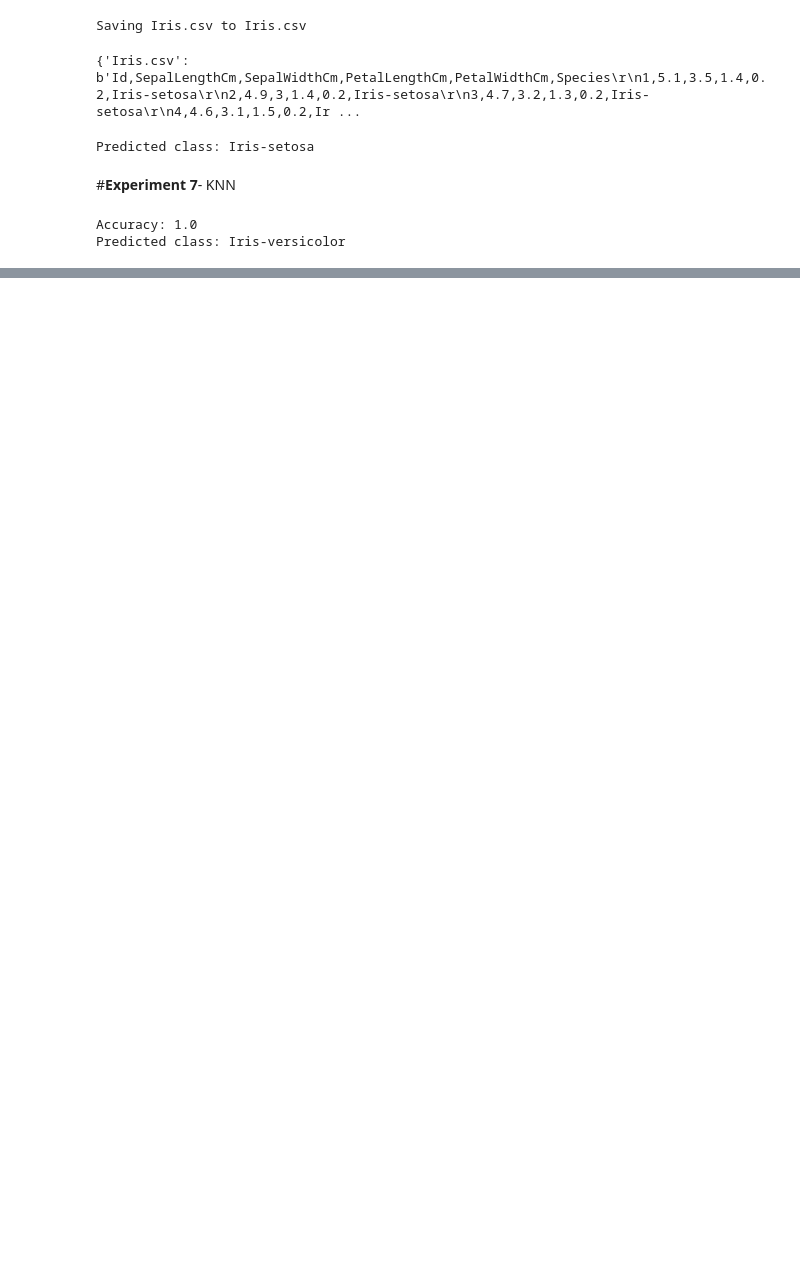
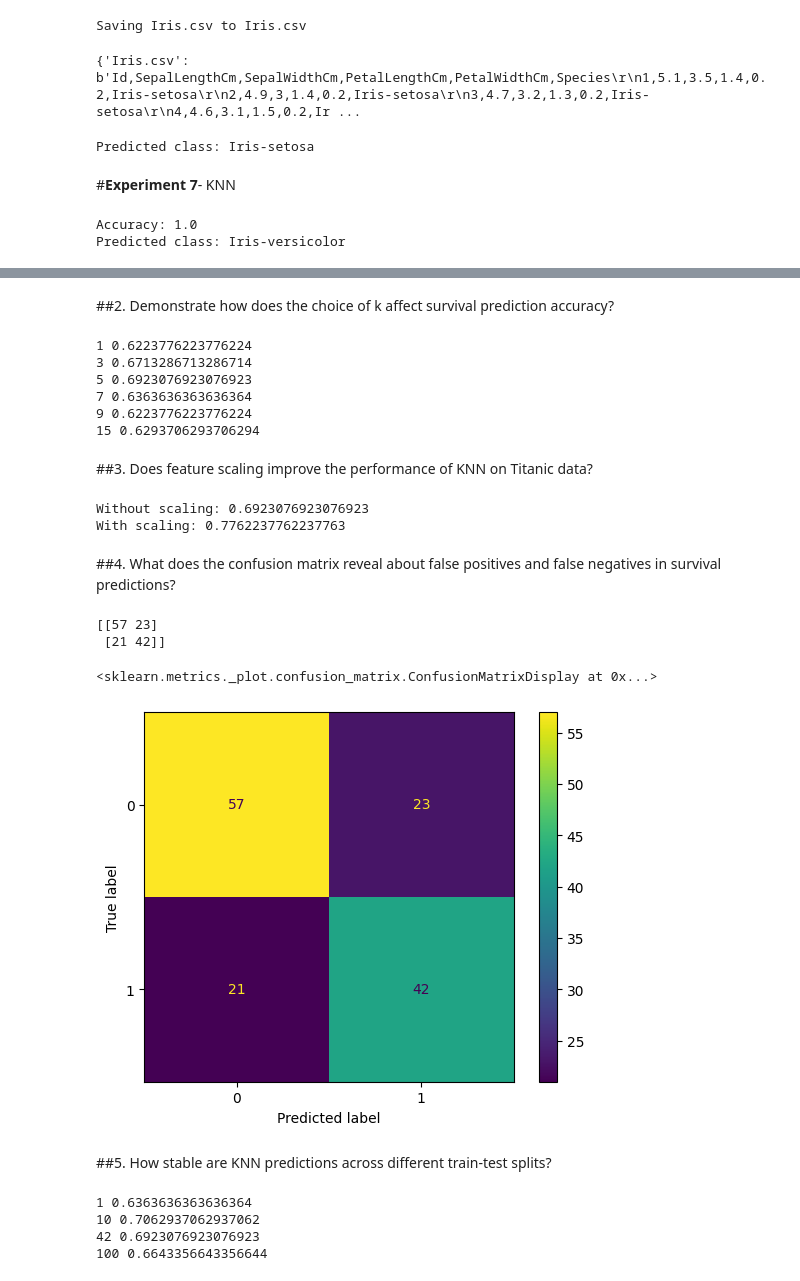
Before and after one commit to Gouri4666/MCA, a Jupyter notebook: sem3_lab/datascience/DataScience.ipynb, the cells around one changed output, grey strips where cells are left out. Cells and saved outputs as stored; diff of their text form; code cells hidden in the pictures; blank space fills up the shorter version.

```diff
--- a/sem3_lab/datascience/DataScience.ipynb
+++ b/sem3_lab/datascience/DataScience.ipynb
@@ -2374,0 +2438,64 @@ Predicted class: Iris-versicolor
+# %% [markdown]
+##2. Demonstrate how does the choice of k affect survival prediction accuracy?
+# %%
+for k in [1, 3, 5, 7, 9, 15]:
+    model = KNeighborsClassifier(n_neighbors=k)
+    model.fit(X_train, y_train)
+    print(k, accuracy_score(y_test, model.predict(X_test)))
+# %% [output]
+1 0.6223776223776224
+3 0.6713286713286714
+5 0.6923076923076923
+7 0.6363636363636364
+9 0.6223776223776224
+15 0.6293706293706294
+# %% [markdown]
+##3. Does feature scaling improve the performance of KNN on Titanic data?
+# %%
+from sklearn.preprocessing import StandardScaler
+
+model = KNeighborsClassifier(n_neighbors=5)
+model.fit(X_train, y_train)
+a1 = accuracy_score(y_test, model.predict(X_test))
+
+scaler = StandardScaler()
+X_train_s = scaler.fit_transform(X_train)
+X_test_s = scaler.transform(X_test)
+
+model.fit(X_train_s, y_train)
+a2 = accuracy_score(y_test, model.predict(X_test_s))
+
+print("Without scaling:", a1)
+print("With scaling:", a2)
+# %% [output]
+Without scaling: 0.6923076923076923
+With scaling: 0.7762237762237763
+# %% [markdown]
+##4. What does the confusion matrix reveal about false positives and false negatives in survival predictions?
+# %%
+from sklearn.metrics import confusion_matrix, ConfusionMatrixDisplay
+
+cm = confusion_matrix(y_test, pred)
+print(cm)
+
+ConfusionMatrixDisplay(cm).plot()
+# %% [output]
+[[57 23]
+ [21 42]]
+<sklearn.metrics._plot.confusion_matrix.ConfusionMatrixDisplay at 0x...>
+[figure, added]
+# %% [markdown]
+##5. How stable are KNN predictions across different train-test splits?
+# %%
+for seed in [1, 10, 42, 100]:
+    X_train, X_test, y_train, y_test = train_test_split(
+        X, y, test_size=0.2, random_state=seed
+    )
+    model = KNeighborsClassifier(n_neighbors=5)
+    model.fit(X_train, y_train)
+    print(seed, accuracy_score(y_test, model.predict(X_test)))
+# %% [output]
+1 0.6363636363636364
+10 0.7062937062937062
+42 0.6923076923076923
+100 0.6643356643356644
```
Also changed, not shown: parts of 5 cells of this notebook.
